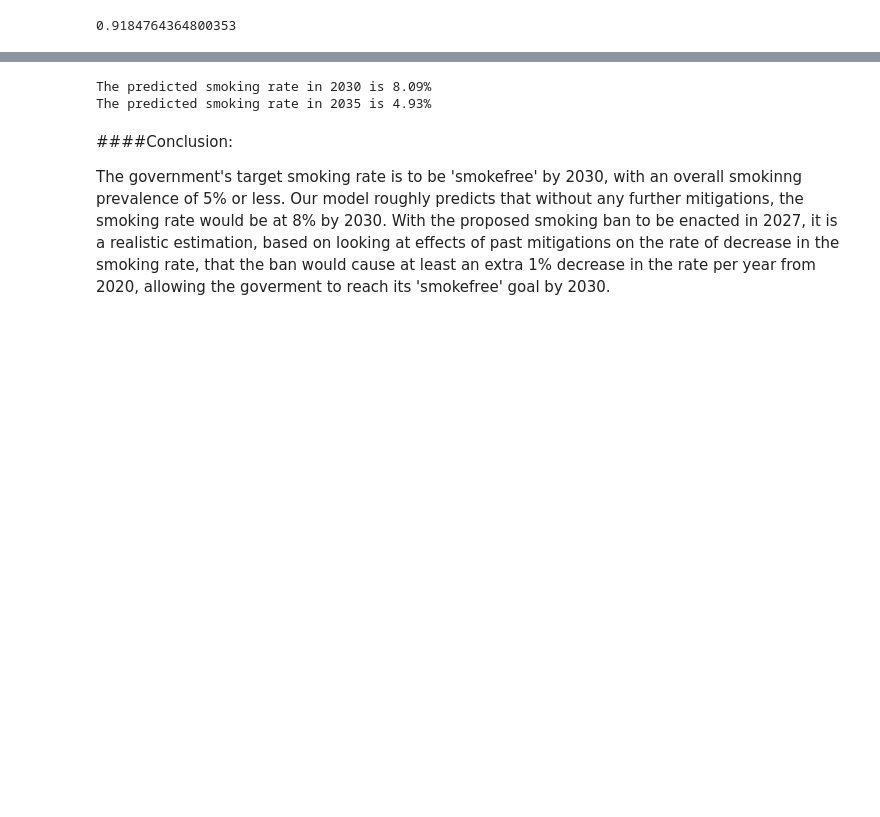
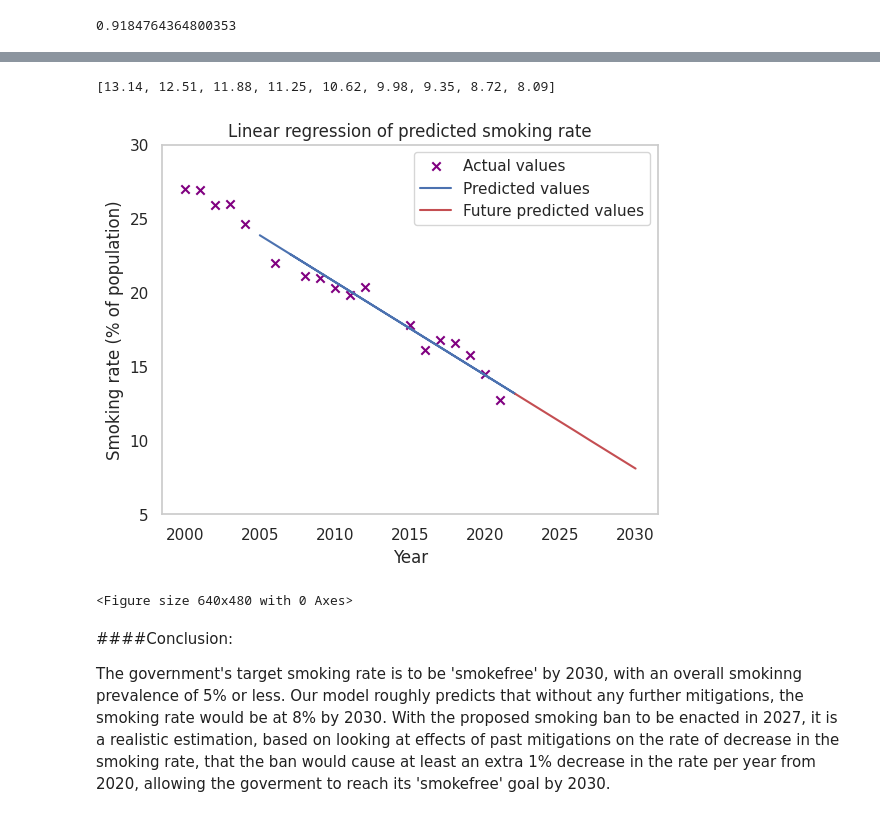
Before and after one commit to rhobaker/Data_Project, a Jupyter notebook: Main_Jupyter_workbook_Rhona.ipynb, the cells around one changed output, grey strips where cells are left out. Saved outputs shown, nothing was run; the diff lists cells and outputs as text; code cells hidden in the pictures; blank space fills up the shorter version.

```diff
--- a/Main_Jupyter_workbook_Rhona.ipynb
+++ b/Main_Jupyter_workbook_Rhona.ipynb
@@ -1164,20 +1139,20 @@ plt.clf()
 <Figure size 640x480 with 0 Axes>
 # %%
-#We can see that our algorithm is working correctly. We can now input values to the model to make predictions.#
+#We can see that our algorithm is working correctly. We can now input values to the model to make predictions.
 
-#Create a function to input a year and get a predicted smoking rate from the model:
+# Create a list of rate predictions for future years up to 2030
+# We will also include 2022 and 2023, just to fill in the gaps in our data line and account for missing data
+future_years = [2022, 2023, 2024, 2025, 2026, 2027, 2028, 2029, 2030]
 
-def rate_predict(year):
-    #Convert year to 2D array
-    arr = np.array(year).reshape(-1,1)
-    #Predict the y value (smoking rate)
-    pred_year = model.predict(arr)
-    return print(f"The predicted smoking rate in {year} is {pred_year[0][0]:.2f}%")
+def predict_list(future_years):
+    predict_rates = []
+    for year in future_years:
+        arr = np.array(year).reshape(-1,1)
+        pred_year = model.predict(arr)
+        predict_rates.append(pred_year[0][0].round(2))
+    return predict_rates
+
+future_rates = predict_list(future_years)
+future_rates
+# %% [output]
+[13.14, 12.51, 11.88, 11.25, 10.62, 9.98, 9.35, 8.72, 8.09]
-# %%
-#Call the function:
-
-rate_predict(2030)
-rate_predict(2035)
-# %% [output]
-The predicted smoking rate in 2030 is 8.09%
-The predicted smoking rate in 2035 is 4.93%
@@ -1184,3 +1166,19 @@ The predicted smoking rate in 2035 is 4.93%
+# %%
+#Plot the regression again with future predicted values
+plt.scatter(x_train, y_train,color='purple', marker="x", label="Actual values")
+plt.plot(x_test, y_pred,color='b', label="Predicted values")
+plt.plot(future_years, future_rates, color='r', label= 'Future predicted values')
+plt.xlabel("Year")
+plt.ylabel("Smoking rate (% of population)")
+plt.legend()
+plt.yticks(range(5, 31, 5))
+plt.grid()
+plt.title("Linear regression of predicted smoking rate")
+plt.show()
+plt.clf()
+# %% [output]
+[figure, added]
+<Figure size 640x480 with 0 Axes>
 # %% [markdown]
 ####Conclusion:
 
```
Also changed, not shown: parts of 9 cells of this notebook.
